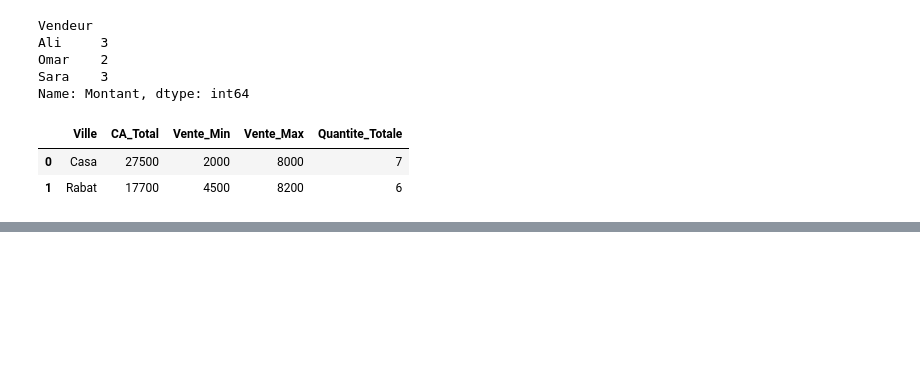
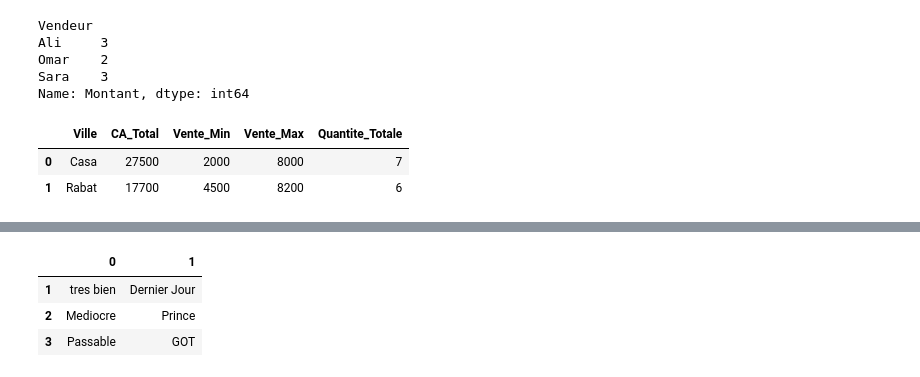
Before and after one commit to echadlitaha/python-data-science, a Jupyter notebook: Septembre/02_pandas/J6_pandas.ipynb, the cells around one changed output, grey strips where cells are left out. Saved outputs shown, nothing was run; the diff lists cells and outputs as text; code cells hidden in the pictures; blank space fills up the shorter version.

```diff
--- a/Septembre/02_pandas/J6_pandas.ipynb
+++ b/Septembre/02_pandas/J6_pandas.ipynb
@@ -683,0 +820,79 @@ sum operation '''
+# %%
+#Exercice de Synthese :
+clients = pd.DataFrame({
+    "Client_ID": [1, 2, 3, 4],
+    "Nom": ["Ali", "Sara", "Omar", "Lina"],
+    "Ville": ["Casa", "Rabat", "Casa", "Marrakech"]
+})
+
+commandes_aout = pd.DataFrame({
+    "Commande_ID": ["A01", "A02", "A03"],
+    "Client_ID": [1, 2, 3],
+    "Montant": [4500, 6200, 5100]
+})
+
+commandes_septembre = pd.DataFrame({
+    "Commande_ID": ["S01", "S02", "S03", "S04"],
+    "Client_ID": [1, 2, 2, 5],
+    "Montant": [5000, 6500, 3200, 7000]
+})
+
+categories = pd.DataFrame({
+    "Categorie": ["Premium", "Standard", "Premium", "Standard"]
+}, index=[1, 2, 3, 4])
+
+#1
+commandes = pd.concat([commandes_aout,commandes_septembre],axis=0,ignore_index=True)
+#2
+commandes.shape
+#3
+df_merge = pd.merge(clients,commandes,on="Client_ID",how="inner")
+#4
+df_merge = pd.merge(clients,commandes,on="Client_ID",how="left")
+#5
+df_merge = pd.merge(clients,commandes,on="Client_ID",how="outer")
+#6
+""" car client_ID = 2 il est present dans commandes_septembre deux fois et clients
+donc il la plupart de la chance pour apparaitre dans right ou inner ou outer ou left """
+#7
+# car il est present seulement dans commandes_septembre et il est absent dans aout et clients
+#8
+clients_index = clients.set_index("Client_ID")
+#9
+df_join = clients_index.join(categories,how="left")
+#10
+df_join.isna().sum()
+#11
+eleves = pd.DataFrame({"Eleve" : ["tres bien","Mediocre","Passable"]},index=[1,2,3])
+books = pd.DataFrame({"Book" : ["Dernier Jour","Prince","GOT"]},index=[1,2,3])
+pd.concat([eleves,books],axis=1)
+#12
+""" axis=0 : verticale , ajoute les lignes
+ axis=1 horizontale , ajoute les colonnes """
+#13
+#ignore_index=True permet de continuer le compte sans retourne a 0
+#14-15
+""" Utilise concat() lorsque tu veux surtout empiler ou juxtaposer des DataFrames,
+sans rechercher une correspondance via une clé."""
+#16
+# merge : les colonnes
+# join : les index
+#17
+# alignement automatique des index par pandas
+#18
+#Pandas applique également un alignement automatique, mais cette fois sur les noms de colonnes
+#19
+# pour verifier que l'operation a ete effectuer bien et fixer les defauts , sinon il sera comme une tour avec une base friable
+#20
+""" merge()
+→ relie des DataFrames en faisant correspondre une ou plusieurs clés.
+join()
+→ relie des DataFrames, particulièrement facilement à partir de leurs index.
+concat()
+→ assemble des DataFrames verticalement (axis=0) ou horizontalement (axis=1),
+  sans faire une jointure sur une clé métier. """
+# %% [output]
+|  | 0 | 1 |
+| 1 | tres bien | Dernier Jour |
+| 2 | Mediocre | Prince |
+| 3 | Passable | GOT |
```
Also changed, not shown: parts of 6 cells of this notebook, 2 other files.
